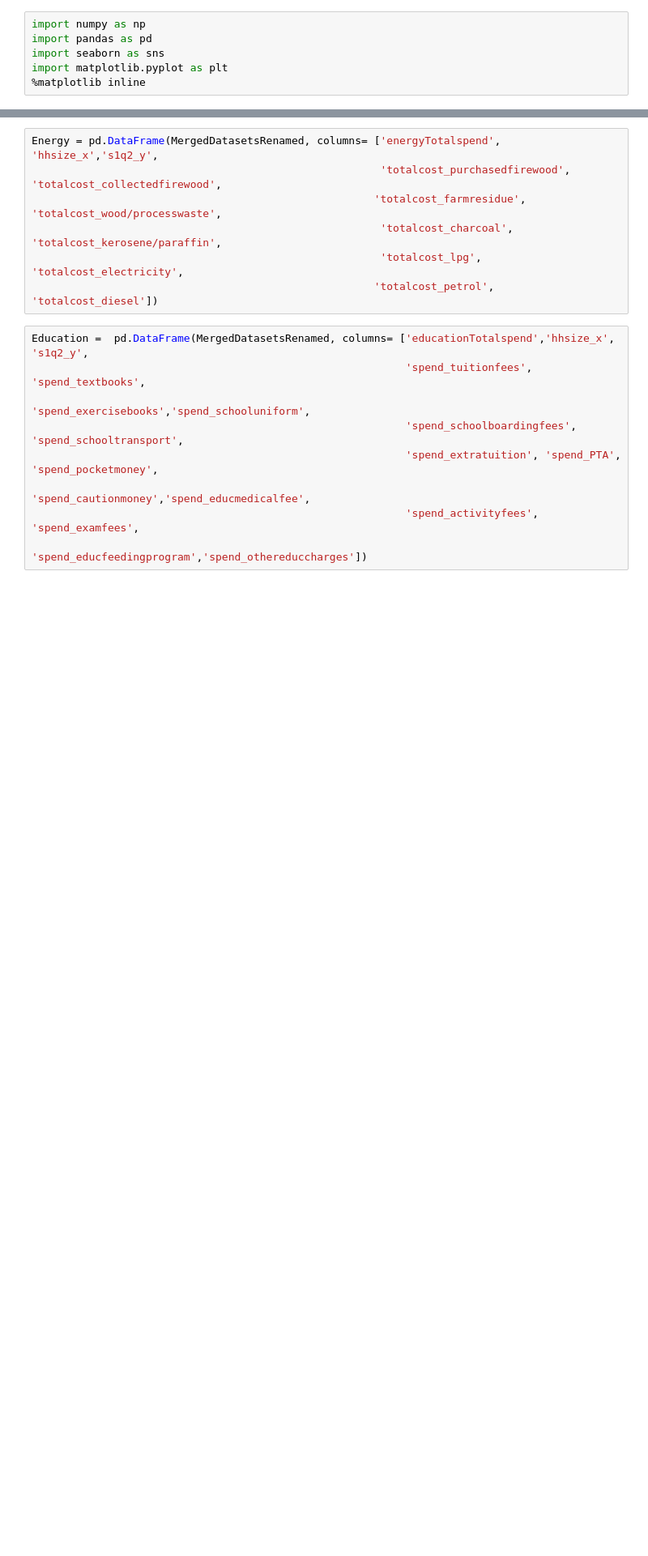
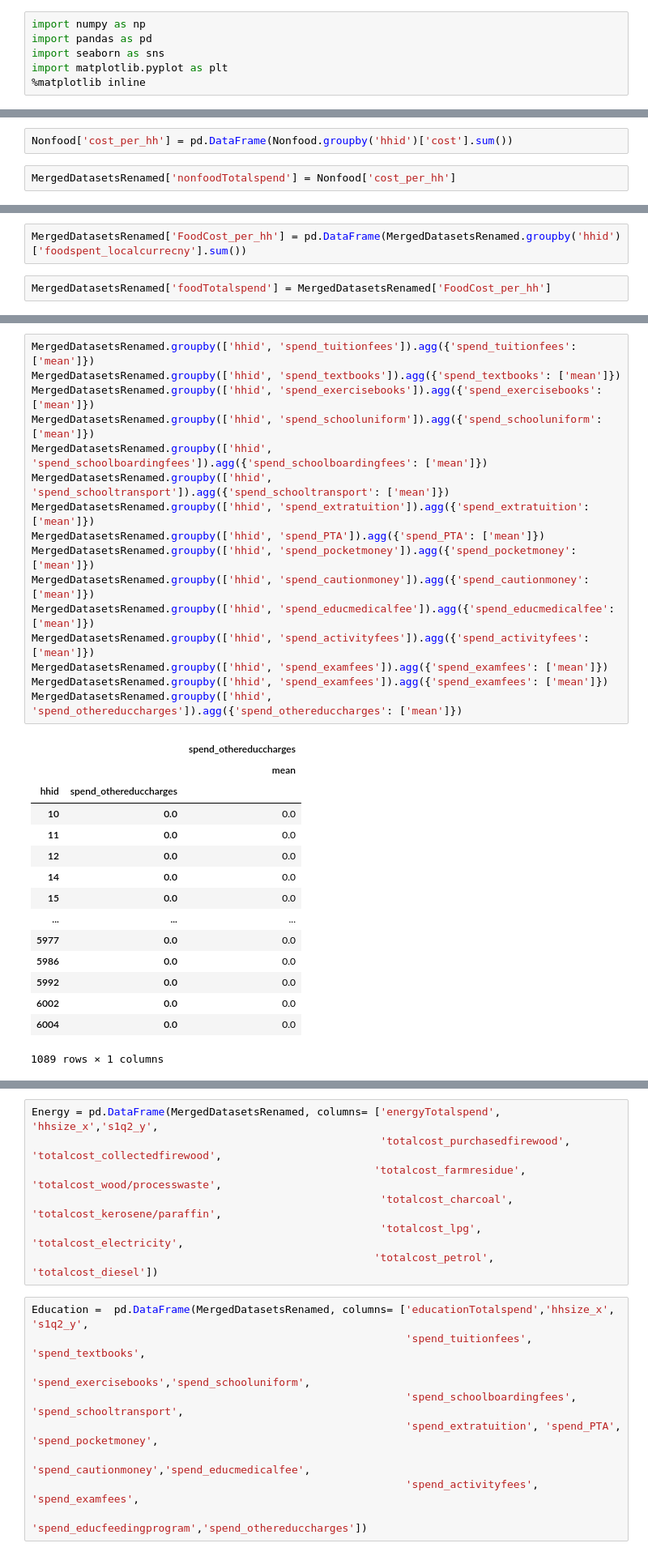
Before and after one commit to Colleen-ODonnell/KenyaPovertyTargetingModel, a Jupyter notebook: 2progs/C1_DescriptiveStatistics.ipynb, the cells around one changed output, grey strips where cells are left out. Shown at 81% size. Saved outputs shown, nothing was run; the diff lists cells and outputs as text; blank space fills up the shorter version.

```diff
--- a/2progs/C1_DescriptiveStatistics.ipynb
+++ b/2progs/C1_DescriptiveStatistics.ipynb
@@ -18,0 +28,4 @@ MergedDatasetsRenamed.head(5)
+# %%
+Nonfood['cost_per_hh'] = pd.DataFrame(Nonfood.groupby('hhid')['cost'].sum())
+# %%
+MergedDatasetsRenamed['nonfoodTotalspend'] = Nonfood['cost_per_hh']
@@ -18,0 +39,4 @@ MergedDatasetsRenamed.head(5)
+# %%
+MergedDatasetsRenamed['FoodCost_per_hh'] = pd.DataFrame(MergedDatasetsRenamed.groupby('hhid')['foodspent_localcurrecny'].sum())
+# %%
+MergedDatasetsRenamed['foodTotalspend'] = MergedDatasetsRenamed['FoodCost_per_hh']
@@ -18,0 +74,32 @@ MergedDatasetsRenamed.head(5)
+# %%
+MergedDatasetsRenamed.groupby(['hhid', 'spend_tuitionfees']).agg({'spend_tuitionfees': ['mean']})
+MergedDatasetsRenamed.groupby(['hhid', 'spend_textbooks']).agg({'spend_textbooks': ['mean']})
+MergedDatasetsRenamed.groupby(['hhid', 'spend_exercisebooks']).agg({'spend_exercisebooks': ['mean']})
+MergedDatasetsRenamed.groupby(['hhid', 'spend_schooluniform']).agg({'spend_schooluniform': ['mean']})
+MergedDatasetsRenamed.groupby(['hhid', 'spend_schoolboardingfees']).agg({'spend_schoolboardingfees': ['mean']})
+MergedDatasetsRenamed.groupby(['hhid', 'spend_schooltransport']).agg({'spend_schooltransport': ['mean']})
+MergedDatasetsRenamed.groupby(['hhid', 'spend_extratuition']).agg({'spend_extratuition': ['mean']})
+MergedDatasetsRenamed.groupby(['hhid', 'spend_PTA']).agg({'spend_PTA': ['mean']})
+MergedDatasetsRenamed.groupby(['hhid', 'spend_pocketmoney']).agg({'spend_pocketmoney': ['mean']})
+MergedDatasetsRenamed.groupby(['hhid', 'spend_cautionmoney']).agg({'spend_cautionmoney': ['mean']})
+MergedDatasetsRenamed.groupby(['hhid', 'spend_educmedicalfee']).agg({'spend_educmedicalfee': ['mean']})
+MergedDatasetsRenamed.groupby(['hhid', 'spend_activityfees']).agg({'spend_activityfees': ['mean']})
+MergedDatasetsRenamed.groupby(['hhid', 'spend_examfees']).agg({'spend_examfees': ['mean']})
+MergedDatasetsRenamed.groupby(['hhid', 'spend_examfees']).agg({'spend_examfees': ['mean']})
+MergedDatasetsRenamed.groupby(['hhid', 'spend_othereduccharges']).agg({'spend_othereduccharges': ['mean']})
+# %% [output]
+|  |  | spend_othereduccharges |
+|  |  | mean |
+| hhid | spend_othereduccharges |  |
+| 10 | 0.0 | 0.0 |
+| 11 | 0.0 | 0.0 |
+| 12 | 0.0 | 0.0 |
+| 14 | 0.0 | 0.0 |
+| 15 | 0.0 | 0.0 |
+| ... | ... | ... |
+| 5977 | 0.0 | 0.0 |
+| 5986 | 0.0 | 0.0 |
+| 5992 | 0.0 | 0.0 |
+| 6002 | 0.0 | 0.0 |
+| 6004 | 0.0 | 0.0 |
+1089 rows × 1 columns
```
Also changed, not shown: parts of 16 cells of this notebook, 20 other files.
